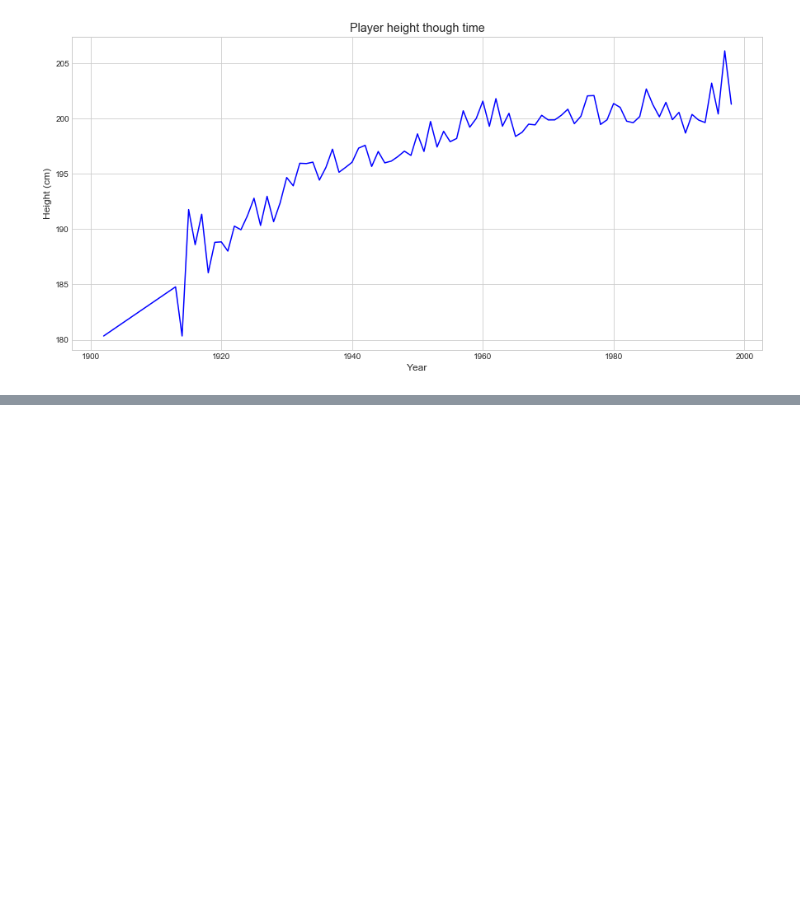
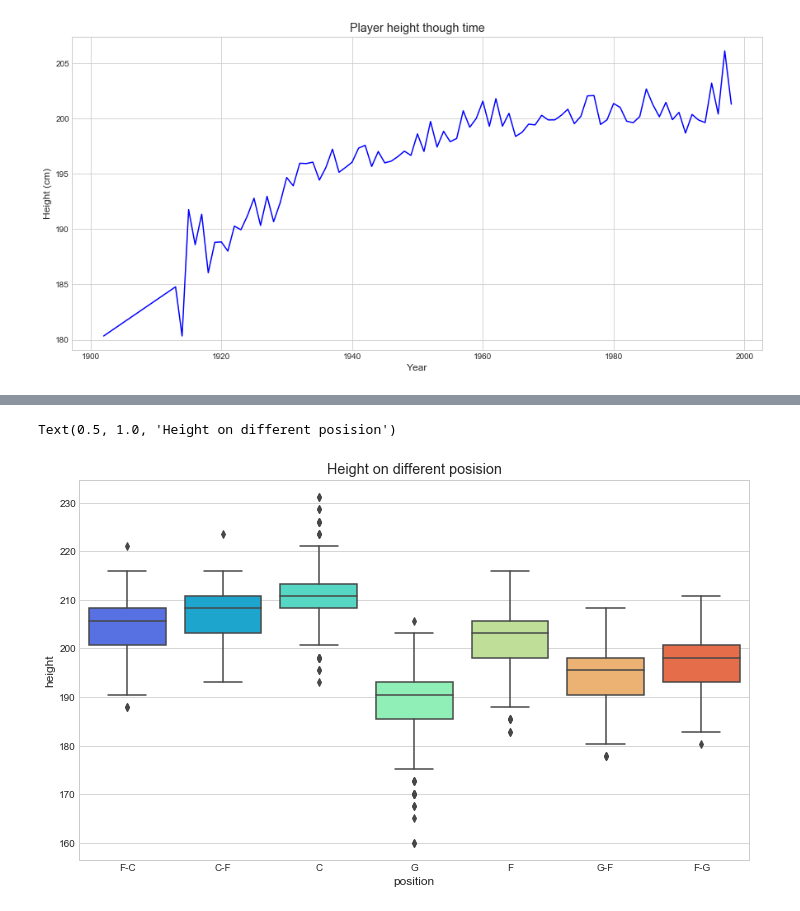
Before and after one commit to ChingChieh/FDA_HW1, a Jupyter notebook: Answer.ipynb, the cells around one changed output, grey strips where cells are left out. Cells and saved outputs as stored; diff of their text form; code cells hidden in the pictures; blank space fills up the shorter version.

```diff
--- a/Answer.ipynb
+++ b/Answer.ipynb
@@ -202,0 +223,8 @@ Text(0.5, 0, 'Year')
+# %%
+df_player_heightNotNull = df_player[pd.notnull(df_player['height'])]
+df_player_heightNotNull['height'] = df_player_heightNotNull['height'].apply(HeightToCM)
+plt.figure(figsize=(12, 7))
+sns.boxplot(x='position',y='height',data=df_player_heightNotNull,palette='rainbow').set_title('Height on different posision')
+# %% [output]
+Text(0.5, 1.0, 'Height on different posision')
+[figure, added]
```
Also changed, not shown: parts of 8 cells of this notebook.
